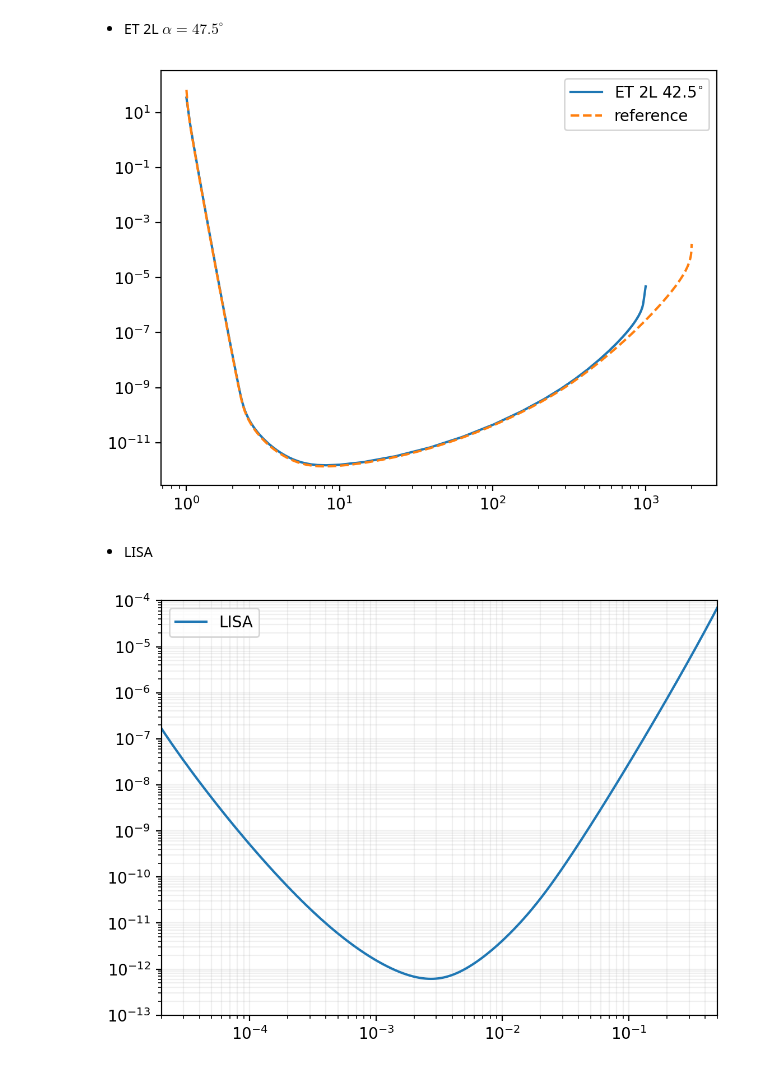
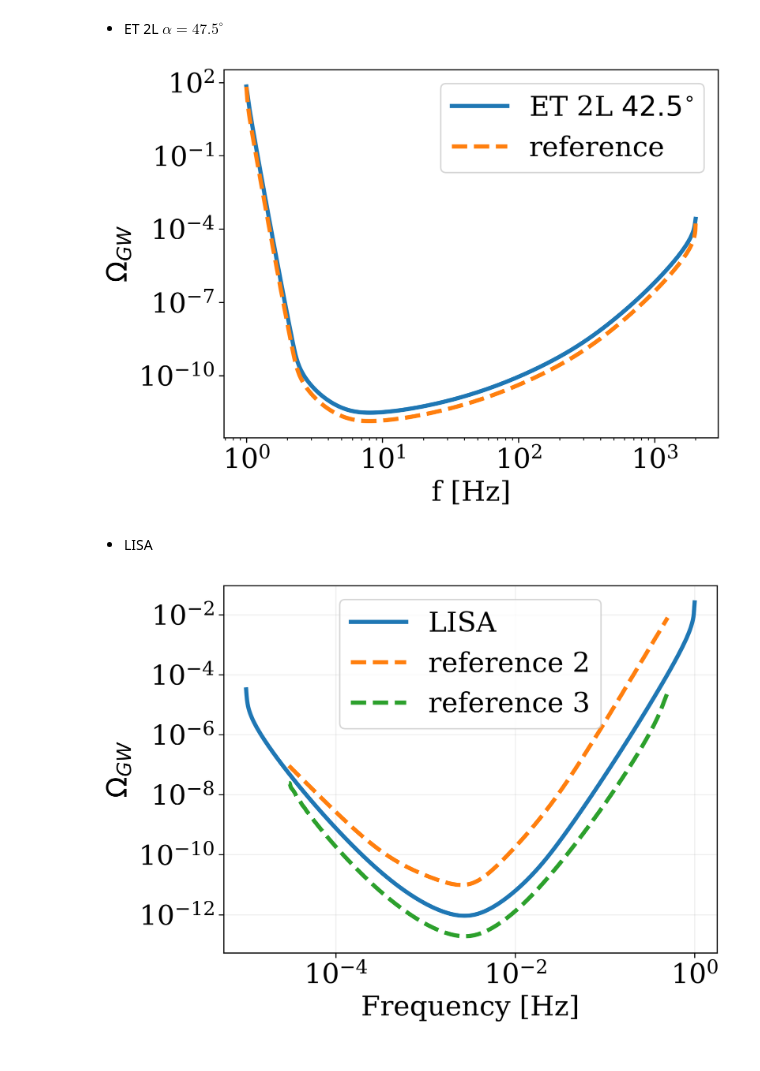
Before and after one commit to ilariacaporali/GWBird, a Jupyter notebook: PLS_checks.ipynb, the cells around one changed output. Cells and saved outputs as stored; diff of their text form; code cells hidden in the pictures.

```diff
--- a/PLS_checks.ipynb
+++ b/PLS_checks.ipynb
@@ -9,6 +9,17 @@ from nest import overlap_try as overlap
 from nest import detectors
 from astropy.cosmology import Planck15
 from nest import pls_try as pls
+import matplotlib.cm as cm
+
+plt.rcParams['figure.dpi'] = 300
+plt.rcParams['font.size'] = 20
+plt.rcParams['axes.labelsize'] = 20
+plt.rcParams['axes.titlesize'] = 20
+plt.rcParams['xtick.labelsize'] = 20
+plt.rcParams['ytick.labelsize'] = 20
+plt.rcParams['legend.fontsize'] = 20
+plt.rcParams['lines.linewidth'] = 3
+plt.rcParams['font.family'] = 'serif'
 # %% [output]
 The autoreload extension is already loaded. To reload it, use:
   %reload_ext autoreload
@@ -69,26 +138,37 @@ f_ref, PLS_ref = np.loadtxt('PLS_CoBA_store/h2_Omega_PLS_SNR_1_Tobs_1yr_2L45deg_
 plt.loglog(f, pls_ET, label='ET 2L $42.5^{\circ}$')
 plt.loglog(f_ref, PLS_ref, label='reference', linestyle ='--')
 plt.legend()
+plt.xlabel('f [Hz]')
+plt.ylabel(r'$\Omega_{GW}$')
 plt.show()
 # %% [output]
-[figure, old version]
+[figure, new version]
 # %% [markdown]
 * LISA
 # %%
 f = np.logspace(-5, 0, 1000)
-beta_min = -8
-beta_max = 8
+beta_min = -40
+beta_max = 40
 fref = 1e-3
 snr = 10
 Tobs = 3
 
-pls_LISA = pls.find_pls_weighted_t('LISA 1', 'LISA 1', f, beta_min, beta_max, fref, snr, Tobs, None)
+pls_LISA = pls.find_pls('LISA 1', 'LISA 1', f, 't', beta_min, beta_max, fref, snr, Tobs, None)
+
+#np.savetxt('LISA_pls.txt', np.column_stack((f, pls_LISA)), header='f pls_LISA', comments='')
+
+f_ref, PLS_ref1, PLS_ref2, PLS_ref3 = np.loadtxt('LISA_sens.txt', unpack=True, usecols=(0, 1, 2, 3))
 # %%
 plt.loglog(f, pls_LISA, label='LISA')
+#plt.loglog(f_ref, PLS_ref1, label='reference 1', linestyle='--')
+plt.loglog(f_ref, PLS_ref2, label='reference 2', linestyle='--')
+plt.loglog(f_ref, PLS_ref3, label='reference 3', linestyle='--')
+plt.xlabel('Frequency [Hz]')
+plt.ylabel(r'$\Omega_{GW}$')
 plt.legend()
 plt.grid(alpha =0.2, which='both')
-plt.ylim(1e-13, 1e-4)
-plt.xlim(2e-5, 0.5)
+# plt.ylim(1e-13, 1e-4)
+# plt.xlim(2e-5, 0.5)
 plt.show()
 # %% [output]
-[figure, old version]
+[figure, new version]
```
Also changed, not shown: parts of 11 cells of this notebook, 2 other files.
